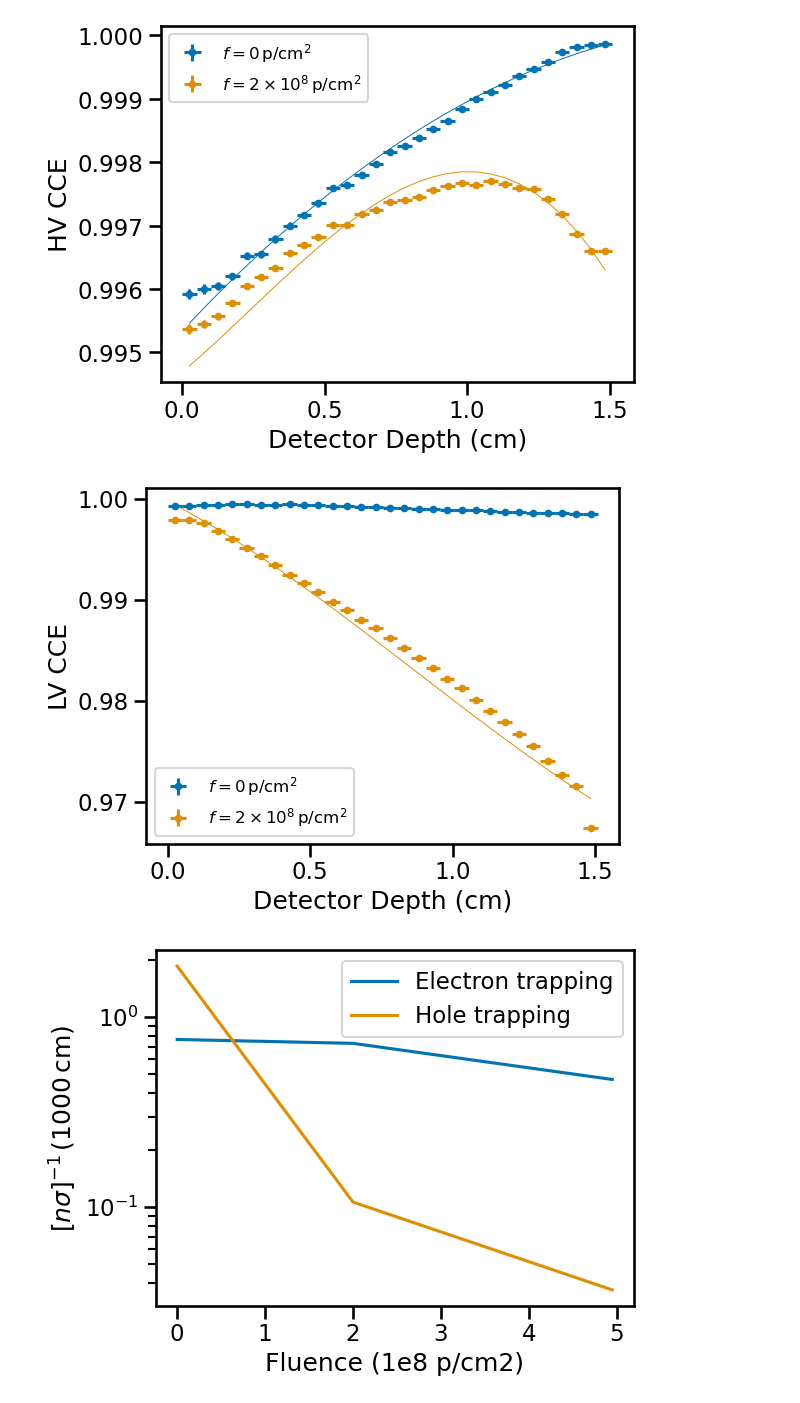
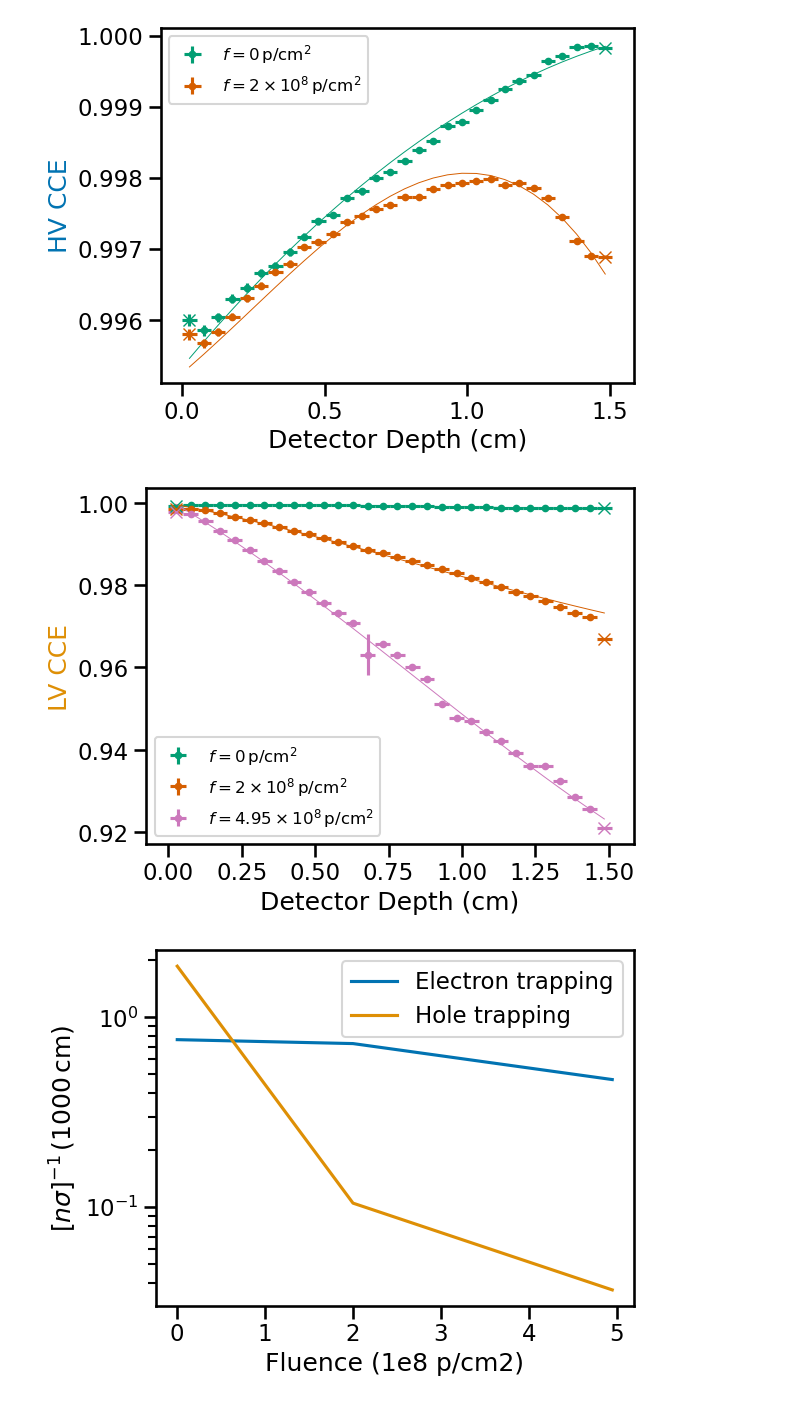
Before and after one commit to snpike/COSITrapping, a Jupyter notebook: depth_plots_merged.ipynb, the cells around one changed output. Drawn from its saved outputs; the diff is of its cells as text; code cells hidden in the pictures.

Commit message:
Updated merged CCE plots to mark points not used for fitting and fixed color coding

```diff
--- a/depth_plots_merged.ipynb
+++ b/depth_plots_merged.ipynb
@@ -48,10 +48,10 @@ etrapping_list =[]
 htrapping_list = []
 fluence_list = [0., 2., 4.95]
 label_list = [r'$f=0\,\mathrm{p/cm^2}$', r'$f=2\times10^8\,\mathrm{p/cm^2}$', r'$f=4.95\times10^8\,\mathrm{p/cm^2}$', r'$f=4.95\times10^8\,\mathrm{p/cm^2}\,;T_\mathrm{anneal}=70^{\circ}\mathrm{C}$']
-ae_list = [1.001132, 1.004616, 1.004382]
-ah_list = [1.000688, 1.004060, 1.002172]
-b_list = np.array([1.312, 1.539, 2.127])
-c_list = np.array([0.539, 10.521,  27.2447])
+ae_list = [1.001131, 1.004329, 1.004382]
+ah_list = [1.000688, 1.003493, 1.002172]
+b_list = np.array([1.311, 1.375, 2.127])
+c_list = np.array([0.538, 9.516,  27.2447])
 
 pickle_list = ['depth_plot_Cs137allACDC_preLL.txt', 'depth_plot_Cs137allACDC_postLL1.txt', 'depth_plot_Cs137allACDC_postLL2.txt', 'depth_plot_Cs137allACDC_postroomtemp.txt']
 for p in pickle_list:
@@ -68,7 +68,7 @@ for i in range(nepochs):
     z_list = (z_bins[:-1] + z_bins[1:])/2.
     z_err = (z_bins[1:]-z_bins[:-1])/2.
 
-    plt.errorbar(z_list, etrapping_list[i][0]*line_e, xerr = z_err, yerr=etrapping_list[i][1]*line_e, fmt=".", color='C'+str(i), label=label_list[i])
+    plt.errorbar(z_list, etrapping_list[i][0]*line_e, xerr = z_err, yerr=etrapping_list[i][1]*line_e, fmt=".", color='C'+str(i+2), label=label_list[i])
 
 plt.legend(fontsize=12)
 plt.axhline(line_e, ls='--', color='red')
@@ -87,7 +87,7 @@ for i in range(nepochs):
     z_list = (z_bins[:-1] + z_bins[1:])/2.
     z_err = (z_bins[1:]-z_bins[:-1])/2.
 
-    plt.errorbar(z_list, htrapping_list[i][0]*line_e, xerr = z_err, yerr=htrapping_list[i][1]*line_e, fmt=".", color='C'+str(i), label=label_list[i])
+    plt.errorbar(z_list, htrapping_list[i][0]*line_e, xerr = z_err, yerr=htrapping_list[i][1]*line_e, fmt=".", color='C'+str(i+2), label=label_list[i])
 
 
 plt.legend(loc=3,fontsize=12)
@@ -107,37 +107,39 @@ for i in range(nepochs):
     z_list = (z_bins[:-1] + z_bins[1:])/2.
     z_err = (z_bins[1:]-z_bins[:-1])/2.
 
-    plt.errorbar(z_list, etrapping_list[i][0]/ae_list[i], xerr = z_err, yerr=etrapping_list[i][1]/ae_list[i], fmt=".", color='C'+str(i), label=label_list[i])
-    plt.plot(z_list, e_depth_plot(z_list, 1.0, b_list[i], c_list[i]), color='C'+str(i), lw=0.7)
+    plt.errorbar(z_list[1:-1], (etrapping_list[i][0]/ae_list[i])[1:-1], xerr = z_err[1:-1], yerr=(etrapping_list[i][1]/ae_list[i])[1:-1], fmt=".", color='C'+str(i+2), label=label_list[i])
+    plt.errorbar(z_list[[0,-1]], (etrapping_list[i][0]/ae_list[i])[[0,-1]], xerr = z_err[[1,-1]], yerr=(etrapping_list[i][1]/ae_list[i])[[0,-1]], color='C'+str(i+2), fmt='x')
+    plt.plot(z_list, e_depth_plot(z_list, 1.0, b_list[i], c_list[i]), color='C'+str(i+2), lw=0.7)
 
 plt.legend(fontsize=12)
 # plt.axhline(line_e, ls='--', color='red')
-plt.xlabel("Detector Depth (cm)"); plt.ylabel("HV CCE")
+plt.xlabel("Detector Depth (cm)"); plt.ylabel("HV CCE", color='C0')
 plt.tight_layout()
 plt.savefig(plot_dir + 'HV_CCE_Cs137_' + str(nepochs) + 'epochs.pdf')
 plt.show()
 plt.close()
 # %% [output]
-[figure, old version]
+[figure, new version]
 # %%
-nepochs = 2
+nepochs = 3
 plt.figure()
 for i in range(nepochs):
     z_bins = zbins_list[i]
     z_list = (z_bins[:-1] + z_bins[1:])/2.
     z_err = (z_bins[1:]-z_bins[:-1])/2.
 
-    plt.errorbar(z_list, htrapping_list[i][0]/ah_list[i], xerr = z_err, yerr=htrapping_list[i][1]/ah_list[i], fmt=".", color='C'+str(i), label=label_list[i])
-    plt.plot(z_list, h_depth_plot(z_list, 1.0, b_list[i], c_list[i]), color='C'+str(i), lw=0.7)
+    plt.errorbar(z_list[1:-1], (htrapping_list[i][0]/ah_list[i])[1:-1], xerr = z_err[1:-1], yerr=(htrapping_list[i][1]/ah_list[i])[1:-1], fmt=".", color='C'+str(i+2), label=label_list[i])
+    plt.errorbar(z_list[[0,-1]], (htrapping_list[i][0]/ah_list[i])[[0,-1]], xerr = z_err[[1,-1]], yerr=(htrapping_list[i][1]/ah_list[i])[[0,-1]], color='C'+str(i+2), fmt='x')
+    plt.plot(z_list, h_depth_plot(z_list, 1.0, b_list[i], c_list[i]), color='C'+str(i+2), lw=0.7)
 
 plt.legend(loc=3,fontsize=12)
-plt.xlabel("Detector Depth (cm)"); plt.ylabel("LV CCE")
+plt.xlabel("Detector Depth (cm)"); plt.ylabel("LV CCE", color='C1')
 plt.tight_layout()
 plt.savefig(plot_dir + 'LV_CCE_Cs137_'+str(nepochs)+'epochs.pdf')
 plt.show()
 plt.close()
 # %% [output]
-[figure, old version]
+[figure, new version]
 # %%
 plt.figure()
 plt.plot(fluence_list, 1./(b_list), label = 'Electron trapping')
```
Also changed, not shown: parts of 2 cells of this notebook.
